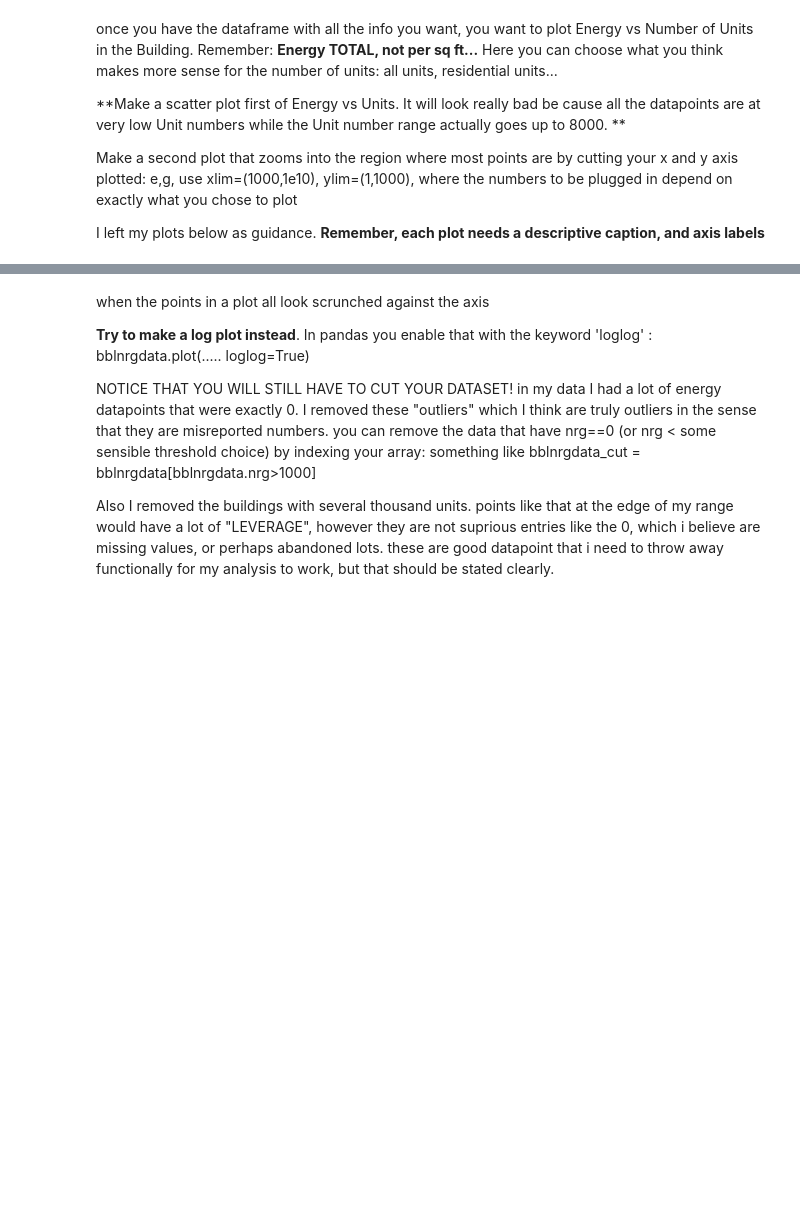
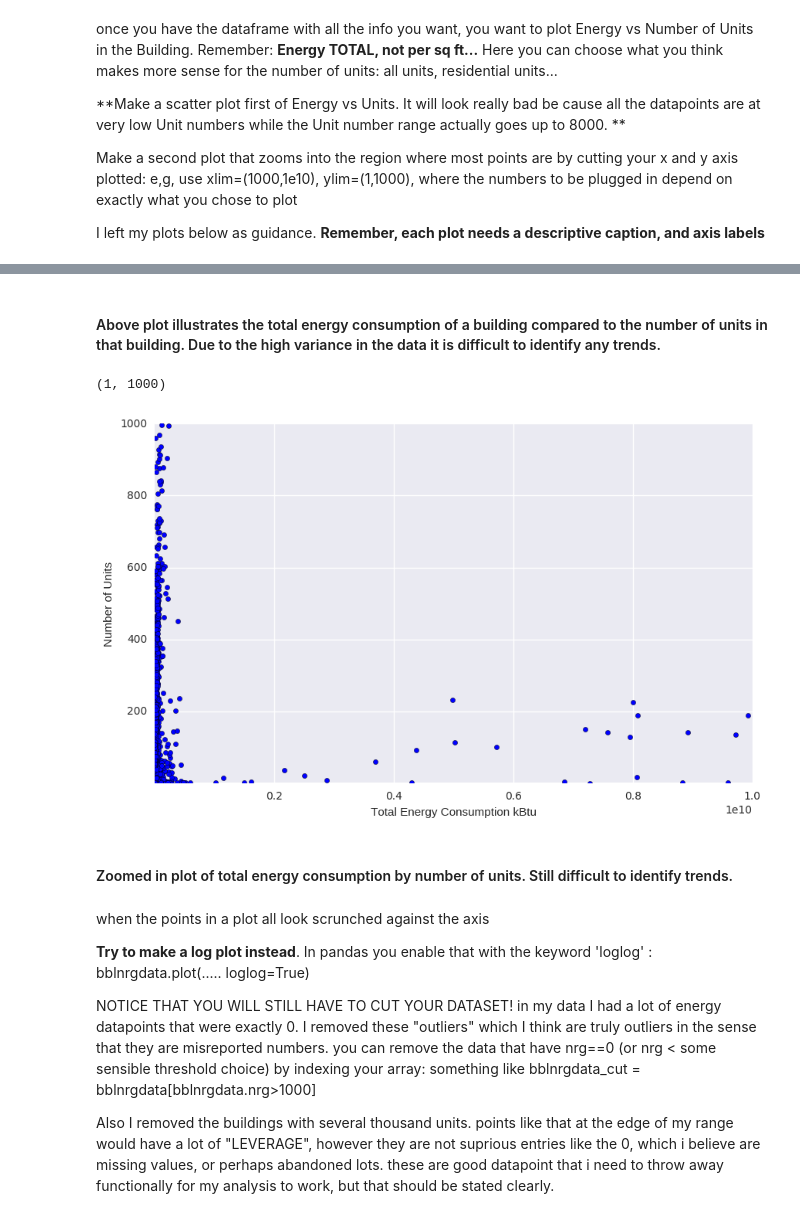
Before and after one commit to dfay88-zz/PUI2016_df1383, a Jupyter notebook: HW6_df1383/HW6_1_df1383.ipynb, the cells around one changed output, grey strips where cells are left out. Drawn from its saved outputs; the diff is of its cells as text; code cells hidden in the pictures; blank space fills up the shorter version.

```diff
--- a/HW6_df1383/HW6_1_df1383.ipynb
+++ b/HW6_df1383/HW6_1_df1383.ipynb
@@ -190,3 +292,18 @@ Text(0,0.5,'number of units')
+# %% [markdown]
+#### Above plot illustrates the total energy consumption of a building compared to the number of units in that building. Due to the high variance in the data it is difficult to identify any trends.
+# %%
+# zoomed in scatter plot
+plt.figure(figsize=(10,6))
+plt.scatter(bblnrgdata['EnergyTOTAL'], bblnrgdata['UnitsTotal'])
+plt.xlabel('Total Energy Consumption kBtu')
+plt.ylabel('Number of Units')
+plt.xlim(1000,1e10)
+plt.ylim(1,1000)
+# %% [output]
+(1, 1000)
+[figure, added]
+# %% [markdown]
+#### Zoomed in plot of total energy consumption by number of units. Still difficult to identify trends.
 # %% [markdown]
 when the points in a plot all look scrunched against the axis
 
```
Also changed, not shown: parts of 41 cells of this notebook, 1 other file.
